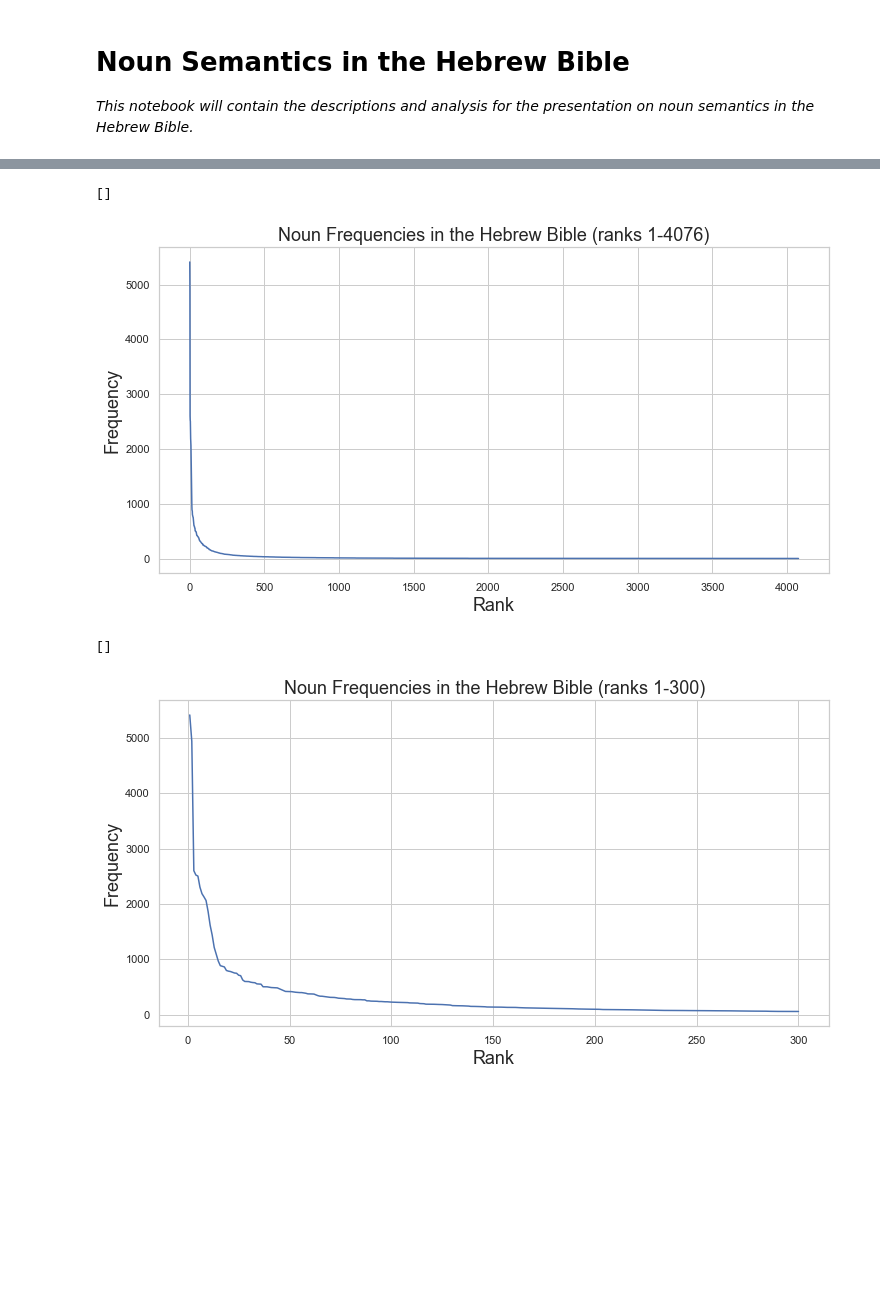
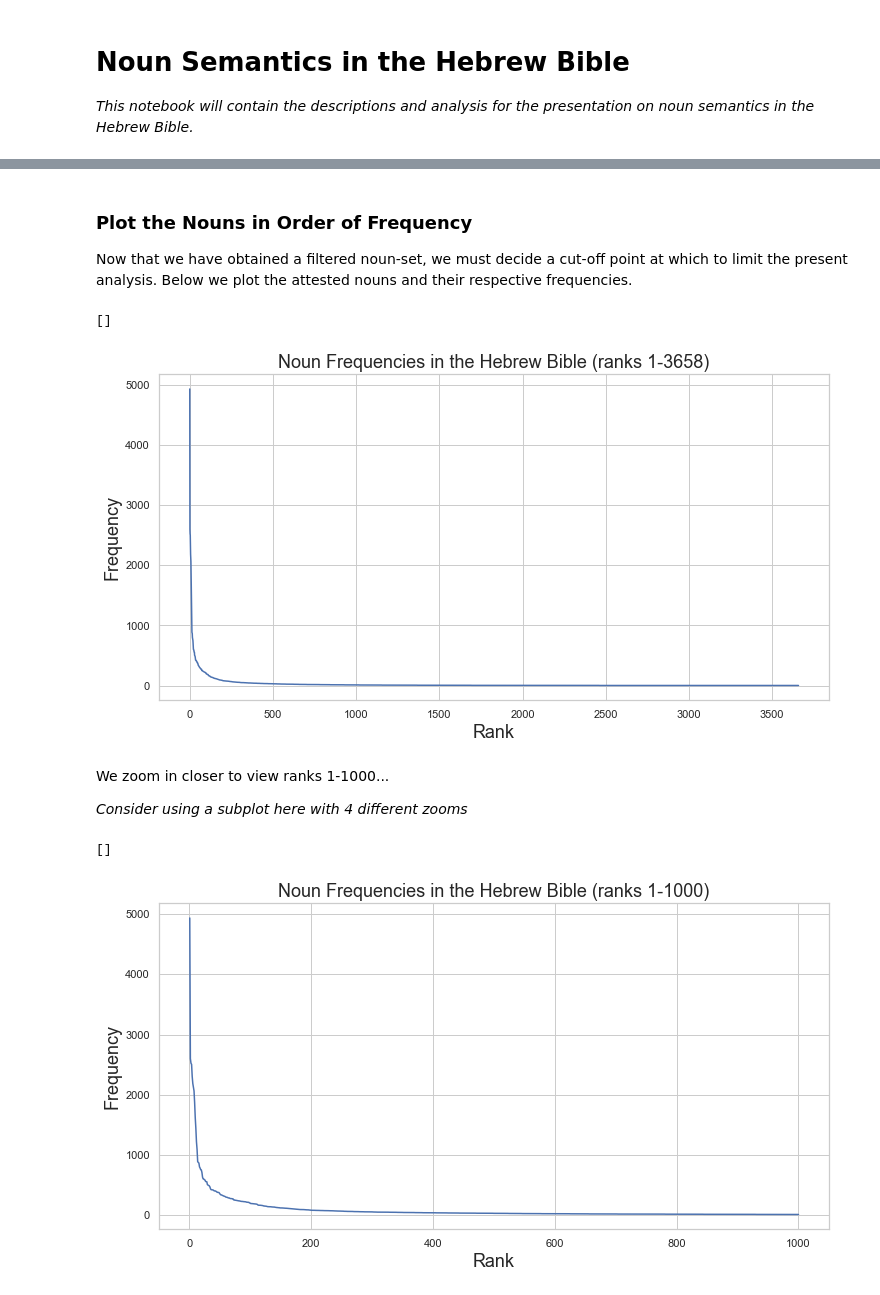
Before and after one commit to codykingham/noun_semantics, a Jupyter notebook: noun_semantics.ipynb, the cells around one changed output, grey strips where cells are left out. Drawn from its saved outputs; the diff is of its cells as text; code cells hidden in the pictures; blank space fills up the shorter version.

Commit message:
add new noun filters/discussion

```diff
--- a/noun_semantics.ipynb
+++ b/noun_semantics.ipynb
@@ -52,5 +63,9 @@ def reverse_hb(heb_text):
 # %%
-search_set = 'lex sp=subs'
+raw_search = '''
 
-all_nouns = B.search(search_set)
+lex language=Hebrew sp=subs
+
+'''
+
+raw_nouns = B.search(raw_search)
 # %% [output]
@@ -59,0 +75,2 @@ all_nouns = B.search(search_set)
+# %%
+raw_terms_ordered = sorted(((F.freq_lex.v(res[0]), res[0]) for res in raw_nouns), reverse=True)
@@ -59,0 +79,7 @@ all_nouns = B.search(search_set)
+# %%
+raw_nnodes = [res[1] for res in raw_terms_ordered] # isolate the word nodes of the sample
+B.prettySetup(features={'ls', 'freq_lex'}) # config B to display ls and freq_lex
+
+# display lexeme data
+for i, node in enumerate(raw_nnodes[:50]):
+    B.prettyTuple((node,), seqNumber=i)
@@ -60,32 +171,40 @@ all_nouns = B.search(search_set)
+# %% [markdown]
+### Plot the Nouns in Order of Frequency
+
+Now that we have obtained a filtered noun-set, we must decide a cut-off point at which to limit the present analysis. Below we plot the attested nouns and their respective frequencies.
 # %%
-ordered = sorted(((F.freq_lex.v(res[0]), res[0]) for res in all_nouns), reverse=True)
-y_freqs = [lex_data[0] for lex_data in ordered]
-x_count = [i+1 for i in range(0, len(y_freqs))]
-terms = [F.lex_utf8.v(L.d(lex_data[1], 'word')[0]) for lex_data in ordered]
-
+# plot data
+y_freqs = [lex_data[0] for lex_data in noun_dat_ordered]
+x_rank = [i+1 for i in range(0, len(y_freqs))]
 title = 'Noun Frequencies in the Hebrew Bible'
 xlabel = 'Rank'
 ylabel = 'Frequency'
 
+# first plot
 plt.figure(figsize=(12, 6))
-plt.plot(x_count, y_freqs)
-plt.title(title + f' (ranks 1-{len(x_count)})', size=18)
+plt.plot(x_rank, y_freqs)
+plt.title(title + f' (ranks 1-{len(x_rank)})', size=18)
 plt.xlabel(xlabel, size=18)
 plt.ylabel(ylabel, size=18)
 plt.plot()
 # %% [output]
 []
-[figure, old version]
+[figure, new version]
+# %% [markdown]
+We zoom in closer to view ranks 1-1000...
+
+*Consider using a subplot here with 4 different zooms*
 # %%
+# second plot
 plt.figure(figsize=(12, 6))
-plt.plot(x_count[:300], y_freqs[:300])
-plt.title(title + f' (ranks 1-300)', size=18)
+plt.plot(x_rank[:1000], y_freqs[:1000])
+plt.title(title + f' (ranks 1-1000)', size=18)
 plt.xlabel(xlabel, size=18)
 plt.ylabel(ylabel, size=18)
 plt.plot()
 # %% [output]
 []
-[figure, old version]
+[figure, new version]
 # %% [markdown]
 This curve is typical of Zipf's law:
 
```
Also changed, not shown: parts of 15 cells of this notebook.
